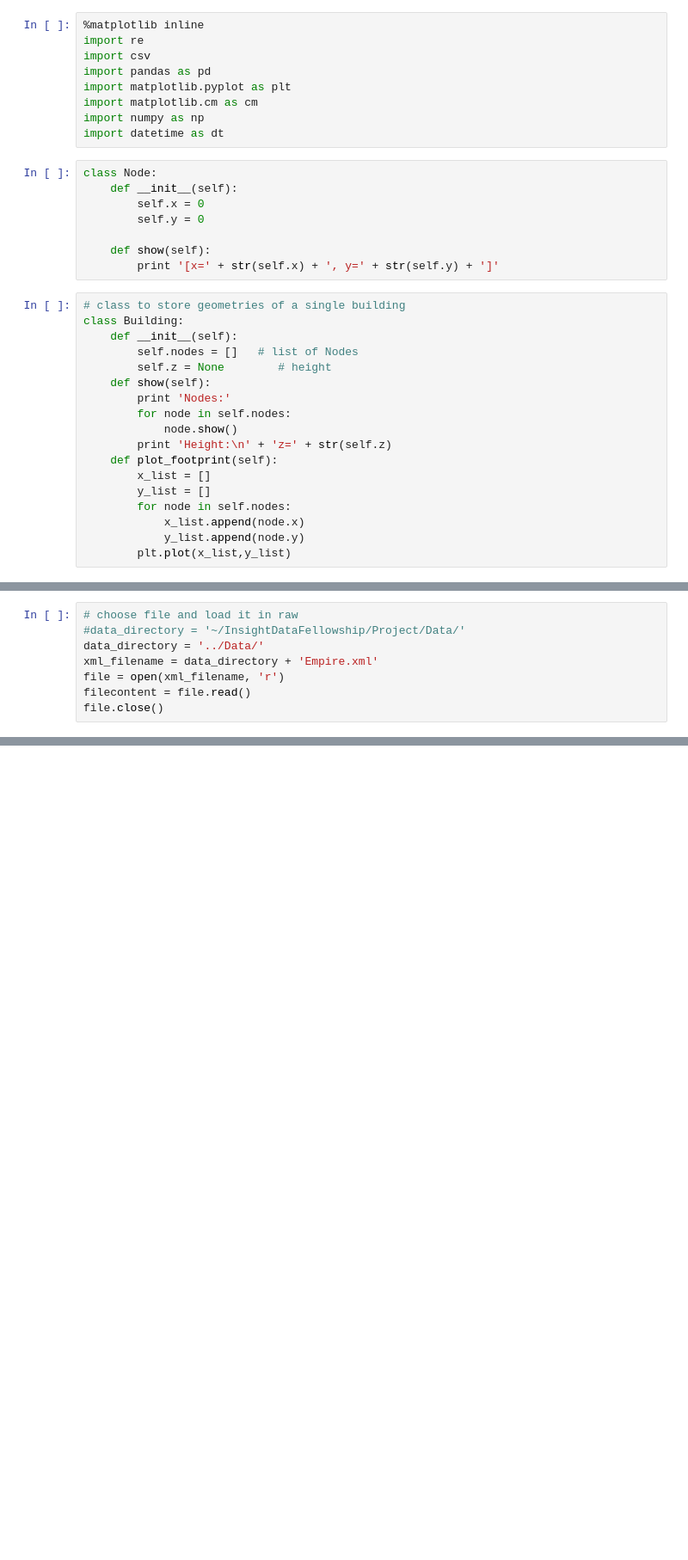
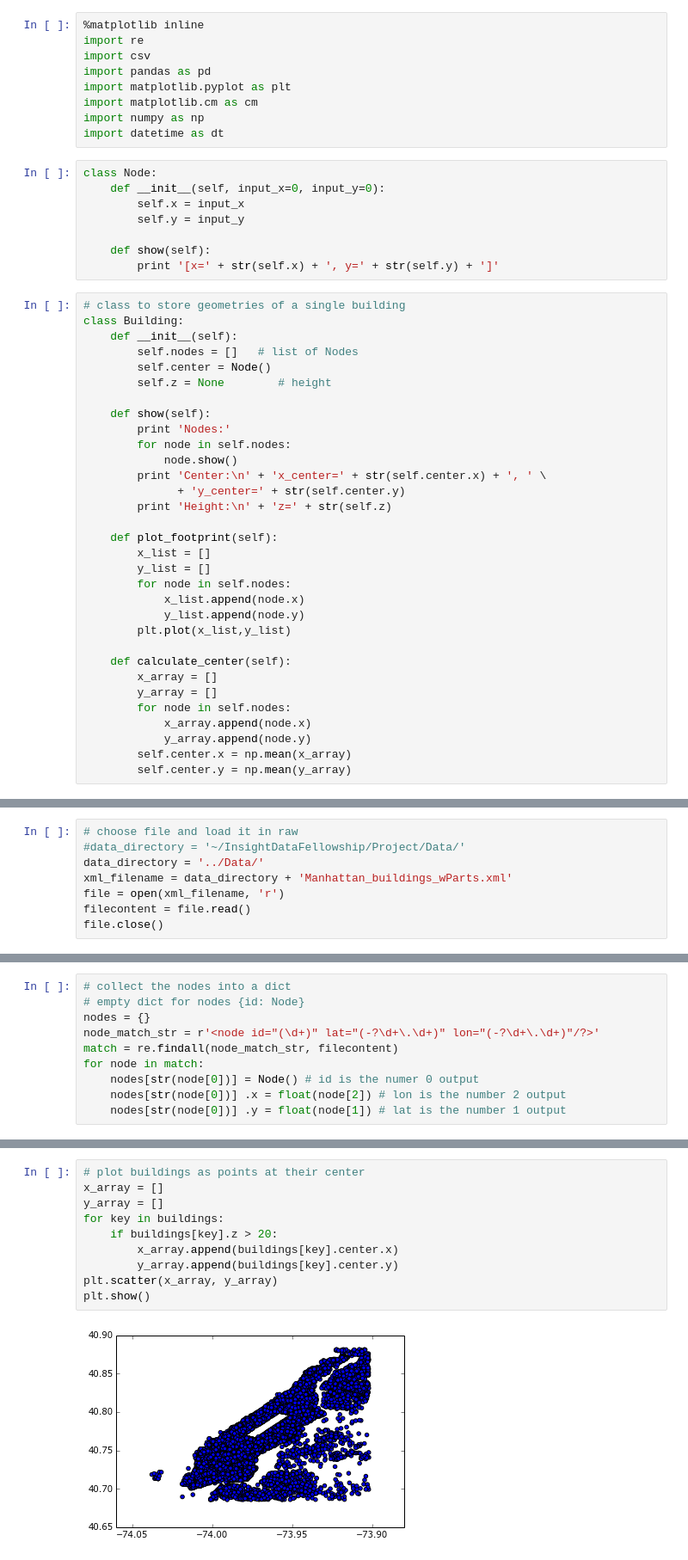
Before and after one commit to AkiraKane/InsightFellowship, a Jupyter notebook: Project/XMLParsingCode/XMLParsing_Large.ipynb, the cells around one changed output, grey strips where cells are left out. Shown at 86% size. Cells and saved outputs as stored; diff of their text form; blank space fills up the shorter version.

Commit message:
(x[m], y[m]) coordinates are now calculated

```diff
--- a/Project/XMLParsingCode/XMLParsing_Large.ipynb
+++ b/Project/XMLParsingCode/XMLParsing_Large.ipynb
@@ -9,9 +9,9 @@ import numpy as np
 import datetime as dt
 # %%
 class Node:
-    def __init__(self):
-        self.x = 0
-        self.y = 0
+    def __init__(self, input_x=0, input_y=0):
+        self.x = input_x
+        self.y = input_y
 
     def show(self):
         print '[x=' + str(self.x) + ', y=' + str(self.y) + ']'
@@ -20,12 +20,17 @@ class Node:
 class Building:
     def __init__(self):
         self.nodes = []   # list of Nodes
+        self.center = Node()
         self.z = None        # height
+
     def show(self):
         print 'Nodes:'
         for node in self.nodes:
             node.show()
+        print 'Center:\n' + 'x_center=' + str(self.center.x) + ', ' \
+              + 'y_center=' + str(self.center.y)
         print 'Height:\n' + 'z=' + str(self.z)
+
     def plot_footprint(self):
         x_list = []
         y_list = []
@@ -33,3 +38,12 @@ class Building:
             x_list.append(node.x)
             y_list.append(node.y)
         plt.plot(x_list,y_list)
+
+    def calculate_center(self):
+        x_array = []
+        y_array = []
+        for node in self.nodes:
+            x_array.append(node.x)
+            y_array.append(node.y)
+        self.center.x = np.mean(x_array)
+        self.center.y = np.mean(y_array)
@@ -37,7 +62,7 @@ class Building:
 # choose file and load it in raw
 #data_directory = '~/InsightDataFellowship/Project/Data/'
 data_directory = '../Data/'
-xml_filename = data_directory + 'Empire.xml'
+xml_filename = data_directory + 'Manhattan_buildings_wParts.xml'
 file = open(xml_filename, 'r')
 filecontent = file.read()
 file.close()
@@ -145,3 +109,13 @@ ilding" v="yes"/>
   </way>
 
 </osm>
+# %%
+# collect the nodes into a dict
+# empty dict for nodes {id: Node}
+nodes = {}
+node_match_str = r'<node id="(\d+)" lat="(-?\d+\.\d+)" lon="(-?\d+\.\d+)"/?>'
+match = re.findall(node_match_str, filecontent)
+for node in match:
+    nodes[str(node[0])] = Node() # id is the numer 0 output
+    nodes[str(node[0])] .x = float(node[2]) # lon is the number 2 output
+    nodes[str(node[0])] .y = float(node[1]) # lat is the number 1 output
@@ -147,0 +182,12 @@ ilding" v="yes"/>
+# %%
+# plot buildings as points at their center
+x_array = []
+y_array = []
+for key in buildings:
+    if buildings[key].z > 20:
+        x_array.append(buildings[key].center.x)
+        y_array.append(buildings[key].center.y)
+plt.scatter(x_array, y_array)
+plt.show()
+# %% [output]
+[figure, added]
```
Also changed, not shown: parts of 28 cells of this notebook, 1 other file.
